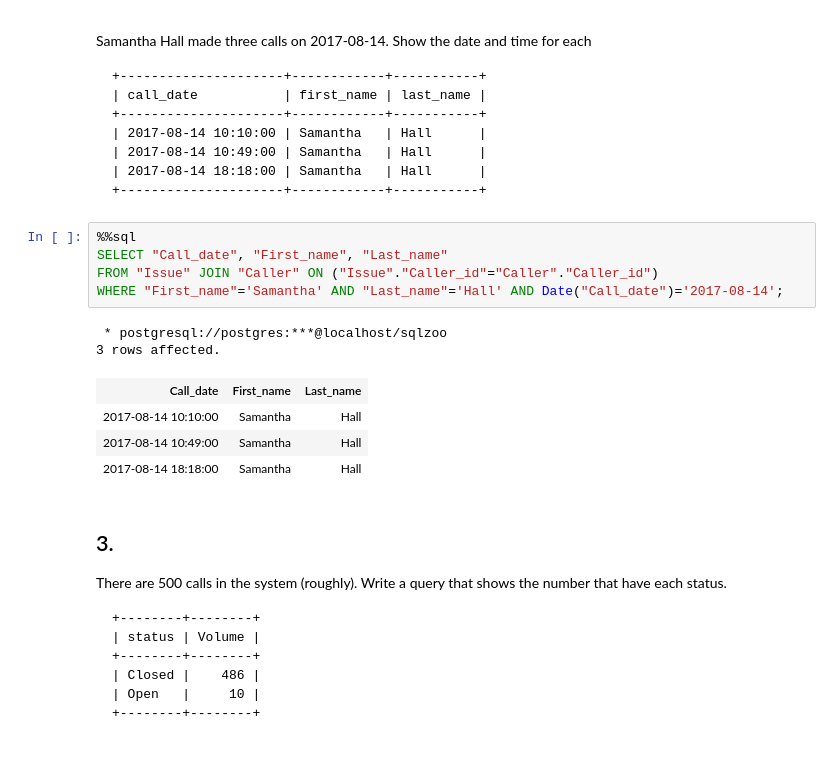
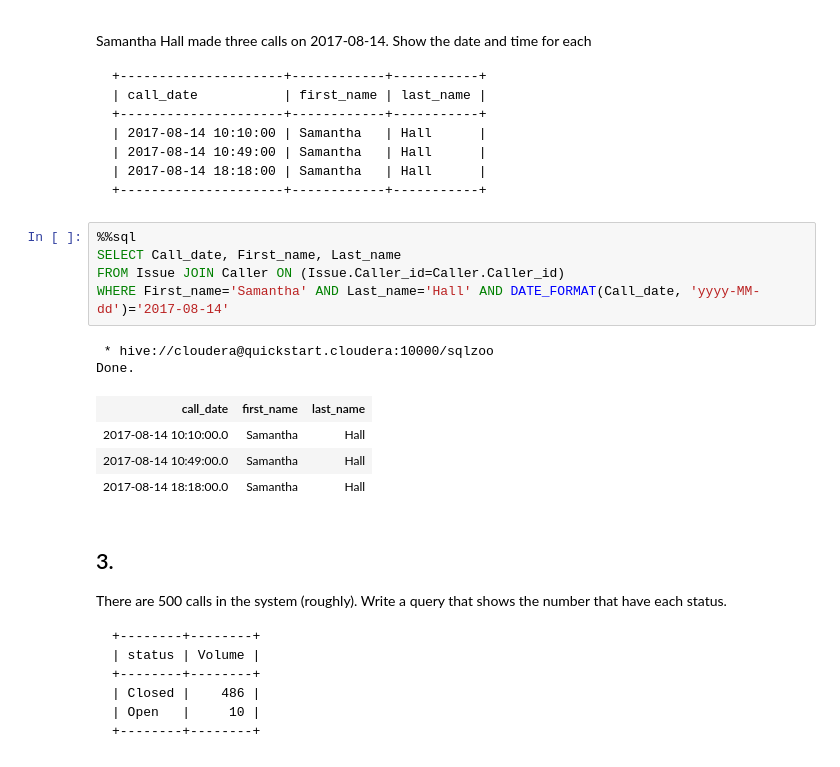
Before and after one commit to madlogos/sqlzoo, a Jupyter notebook: Hive/12-1 Helpdesk - Easy.ipynb, the cells around one changed output. Cells and saved outputs as stored; diff of their text form.

Commit message:
hive 13-1

````diff
--- a/Hive/12-1 Helpdesk - Easy.ipynb
+++ b/Hive/12-1 Helpdesk - Easy.ipynb
@@ -53,16 +51,16 @@ Samantha Hall made three calls on 2017-08-14. Show the date and time for each
 ```
 # %%
 %%sql
-SELECT "Call_date", "First_name", "Last_name"
-FROM "Issue" JOIN "Caller" ON ("Issue"."Caller_id"="Caller"."Caller_id")
-WHERE "First_name"='Samantha' AND "Last_name"='Hall' AND Date("Call_date")='2017-08-14';
+SELECT Call_date, First_name, Last_name
+FROM Issue JOIN Caller ON (Issue.Caller_id=Caller.Caller_id)
+WHERE First_name='Samantha' AND Last_name='Hall' AND DATE_FORMAT(Call_date, 'yyyy-MM-dd')='2017-08-14'
 # %% [output]
- * postgresql://postgres:***@localhost/sqlzoo
-3 rows affected.
+ * hive://cloudera@quickstart.cloudera:10000/sqlzoo
+Done.
-| Call_date | First_name | Last_name |
-| 2017-08-14 10:10:00 | Samantha | Hall |
-| 2017-08-14 10:49:00 | Samantha | Hall |
-| 2017-08-14 18:18:00 | Samantha | Hall |
+| call_date | first_name | last_name |
+| 2017-08-14 10:10:00.0 | Samantha | Hall |
+| 2017-08-14 10:49:00.0 | Samantha | Hall |
+| 2017-08-14 18:18:00.0 | Samantha | Hall |
 # %% [markdown]
 ## 3.
 There are 500 calls in the system (roughly). Write a query that shows the number that have each status.
````
Also changed, not shown: parts of 5 cells of this notebook, 19 other files.
